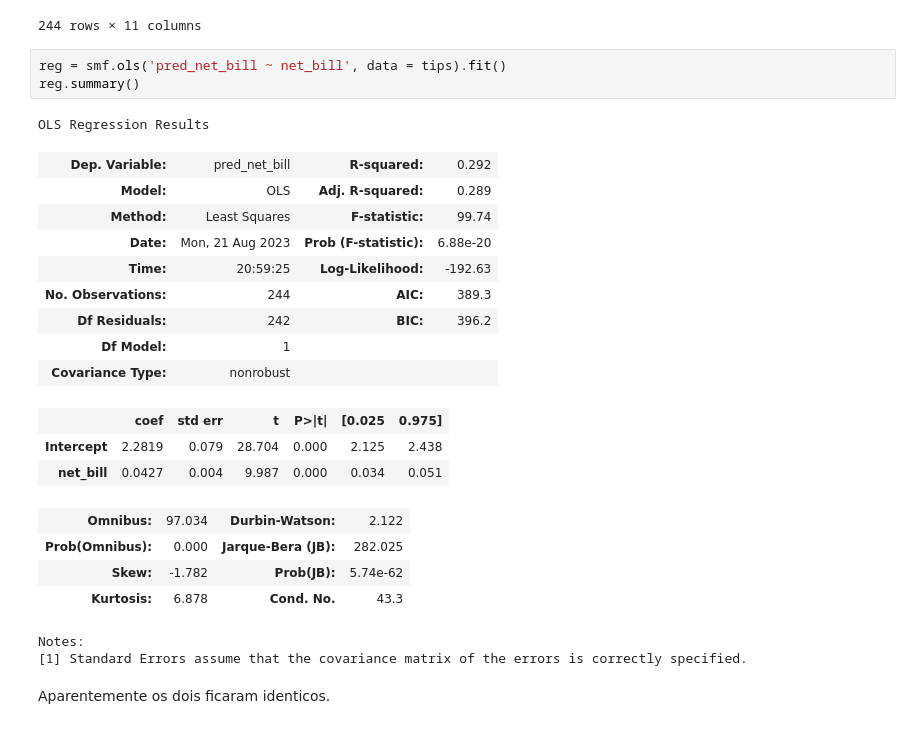
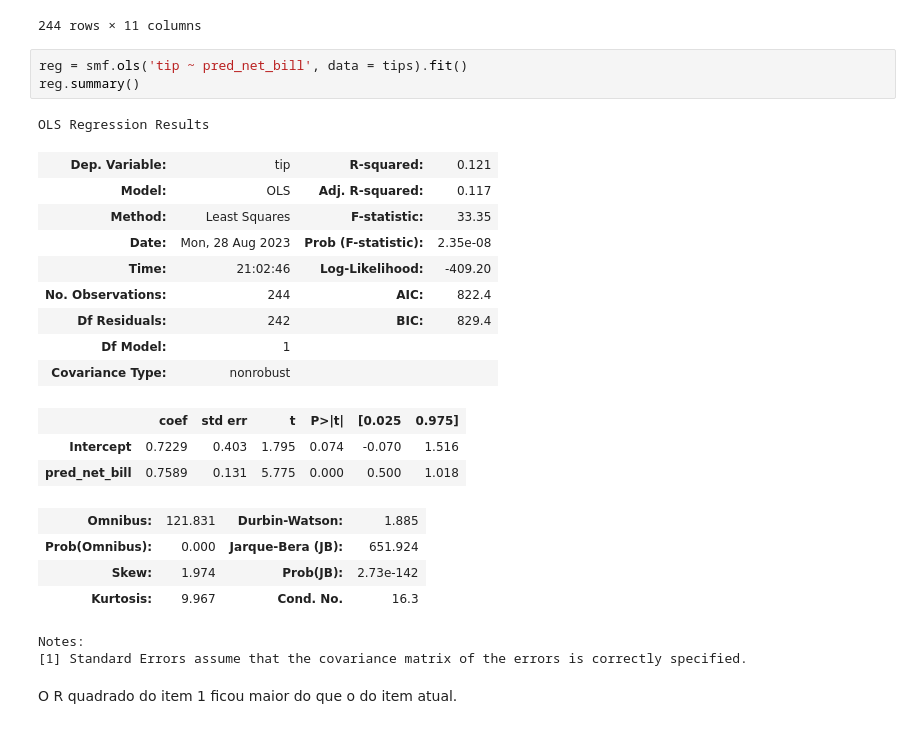
Before and after one commit to piresthiago10/estudos_data_science, a Jupyter notebook: modulo_12_regressao_1/mod12 ex01 - regressão linear simples.ipynb, the cells around one changed output. Drawn from its saved outputs; the diff is of its cells as text.

```diff
--- a/modulo_12_regressao_1/mod12 ex01 - regressão linear simples.ipynb
+++ b/modulo_12_regressao_1/mod12 ex01 - regressão linear simples.ipynb
@@ -157,27 +141,27 @@ tips
 | 243 | 18.78 | 3.00 | Female | No | Thur | Dinner | 2 | 0.190114 | 15.78 | 0.208316 | ... |
 244 rows × 11 columns
 # %%
-reg = smf.ols('pred_net_bill ~ net_bill', data = tips).fit()
+reg = smf.ols('tip ~ pred_net_bill', data = tips).fit()
 reg.summary()
 # %% [output]
 OLS Regression Results
-| Dep. Variable: | pred_net_bill | R-squared: | 0.292 |
-| Model: | OLS | Adj. R-squared: | 0.289 |
-| Method: | Least Squares | F-statistic: | 99.74 |
-| Date: | Mon, 21 Aug 2023 | Prob (F-statistic): | 6.88e-20 |
-| Time: | 20:59:25 | Log-Likelihood: | -192.63 |
-| No. Observations: | 244 | AIC: | 389.3 |
-| Df Residuals: | 242 | BIC: | 396.2 |
+| Dep. Variable: | tip | R-squared: | 0.121 |
+| Model: | OLS | Adj. R-squared: | 0.117 |
+| Method: | Least Squares | F-statistic: | 33.35 |
+| Date: | Mon, 28 Aug 2023 | Prob (F-statistic): | 2.35e-08 |
+| Time: | 21:02:46 | Log-Likelihood: | -409.20 |
+| No. Observations: | 244 | AIC: | 822.4 |
+| Df Residuals: | 242 | BIC: | 829.4 |
 | Df Model: | 1 |  |  |
 | Covariance Type: | nonrobust |  |  |
 |  | coef | std err | t | P>|t| | [0.025 | 0.975] |
-| Intercept | 2.2819 | 0.079 | 28.704 | 0.000 | 2.125 | 2.438 |
-| net_bill | 0.0427 | 0.004 | 9.987 | 0.000 | 0.034 | 0.051 |
+| Intercept | 0.7229 | 0.403 | 1.795 | 0.074 | -0.070 | 1.516 |
+| pred_net_bill | 0.7589 | 0.131 | 5.775 | 0.000 | 0.500 | 1.018 |
-| Omnibus: | 97.034 | Durbin-Watson: | 2.122 |
-| Prob(Omnibus): | 0.000 | Jarque-Bera (JB): | 282.025 |
-| Skew: | -1.782 | Prob(JB): | 5.74e-62 |
-| Kurtosis: | 6.878 | Cond. No. | 43.3 |
+| Omnibus: | 121.831 | Durbin-Watson: | 1.885 |
+| Prob(Omnibus): | 0.000 | Jarque-Bera (JB): | 651.924 |
+| Skew: | 1.974 | Prob(JB): | 2.73e-142 |
+| Kurtosis: | 9.967 | Cond. No. | 16.3 |
 Notes:
 [1] Standard Errors assume that the covariance matrix of the errors is correctly specified.
-# %% [markdown]
-Aparentemente os dois ficaram identicos.
+# %% [markdown]
+O R quadrado do item 1 ficou maior do que o do item atual.
```
Also changed, not shown: parts of 4 cells of this notebook.
